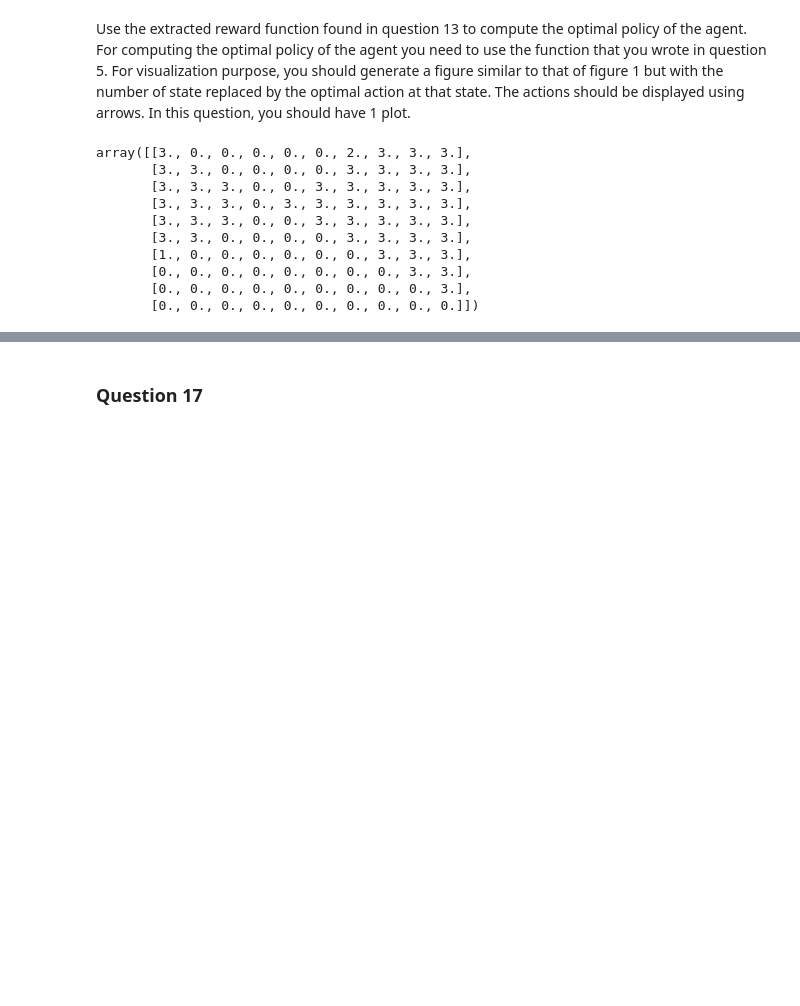
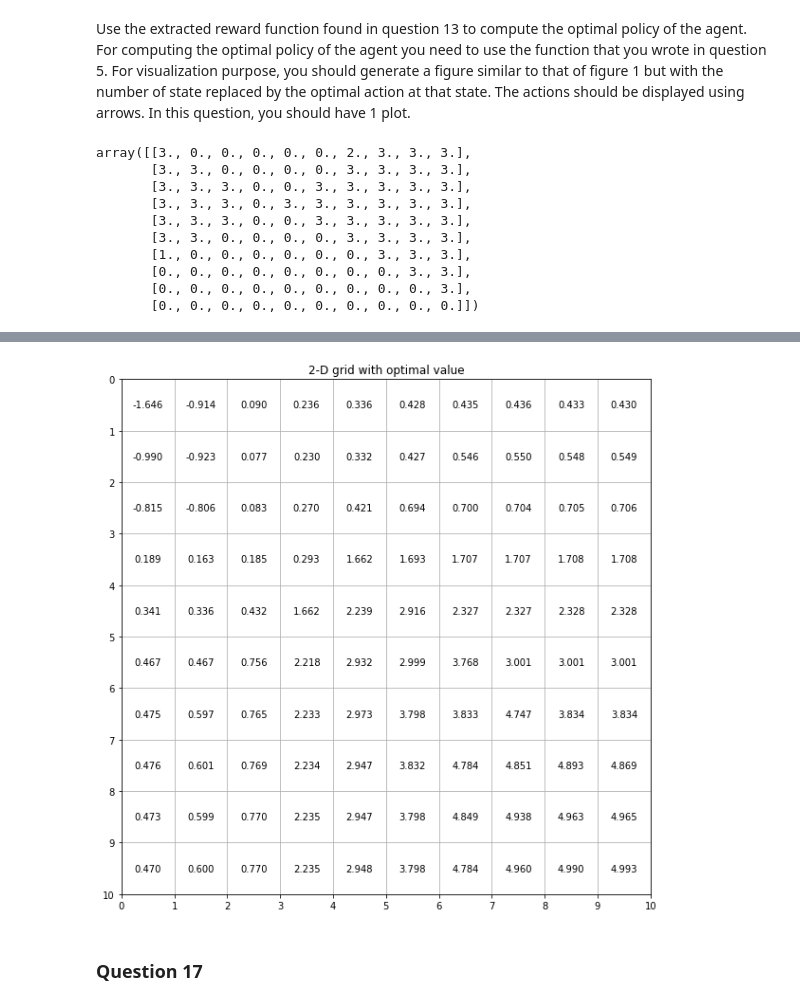
Before and after one commit to Shuyifan/Large-Scale-Social-and-Complex-Networks-Design-and-Algorithms, a Jupyter notebook: Project 3/Project 3.ipynb, the cells around one changed output, grey strips where cells are left out. Saved outputs shown, nothing was run; the diff lists cells and outputs as text; code cells hidden in the pictures; blank space fills up the shorter version.

```diff
--- a/Project 3/Project 3.ipynb
+++ b/Project 3/Project 3.ipynb
@@ -442,7 +442,7 @@ def get_OE(reward_function, epsilon=0.01):
         col = i % 10
         pi[row][col] = compute_argmax(row, col, num_actions, w, gamma, optimalV, reward_function)
 
-    return pi
+    return pi, optimalV
 # %%
 def get_P(OE, w):
     P = np.zeros((100,100))
@@ -681,3 +680,21 @@ draw_arrows(OA)
+# %%
+fig = plt.figure(figsize = (10, 10))
+ax = fig.gca()
+ax.invert_yaxis()
+ax.set_title("2-D grid with optimal value")
+ax.set_xticks(np.arange(0, 11, 1))
+ax.set_yticks(np.arange(0, 11, 1))
+
+for j in range(10):
+    for i in range(10):
+        plt.text(i + 0.5, j + 0.5, "%0.3f" %optimalV_max[i][j],
+                 horizontalalignment = 'center',
+                 verticalalignment = 'center',
+                 fontsize = 10)
+
+plt.grid()
+# %% [output]
+[figure, added]
 # %% [markdown]
 ### Question 17
 # %% [markdown]
```
Also changed, not shown: parts of 16 cells of this notebook.
